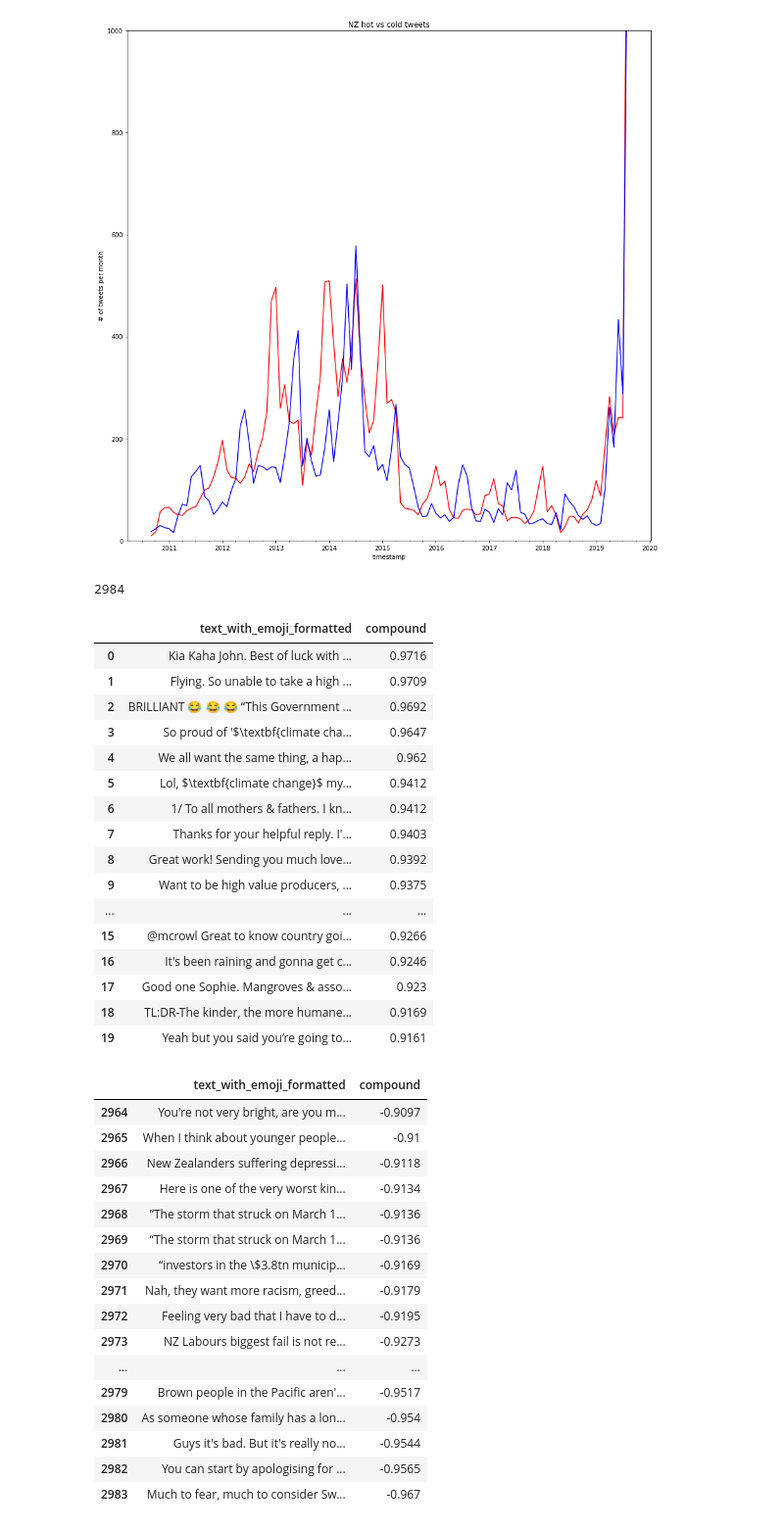
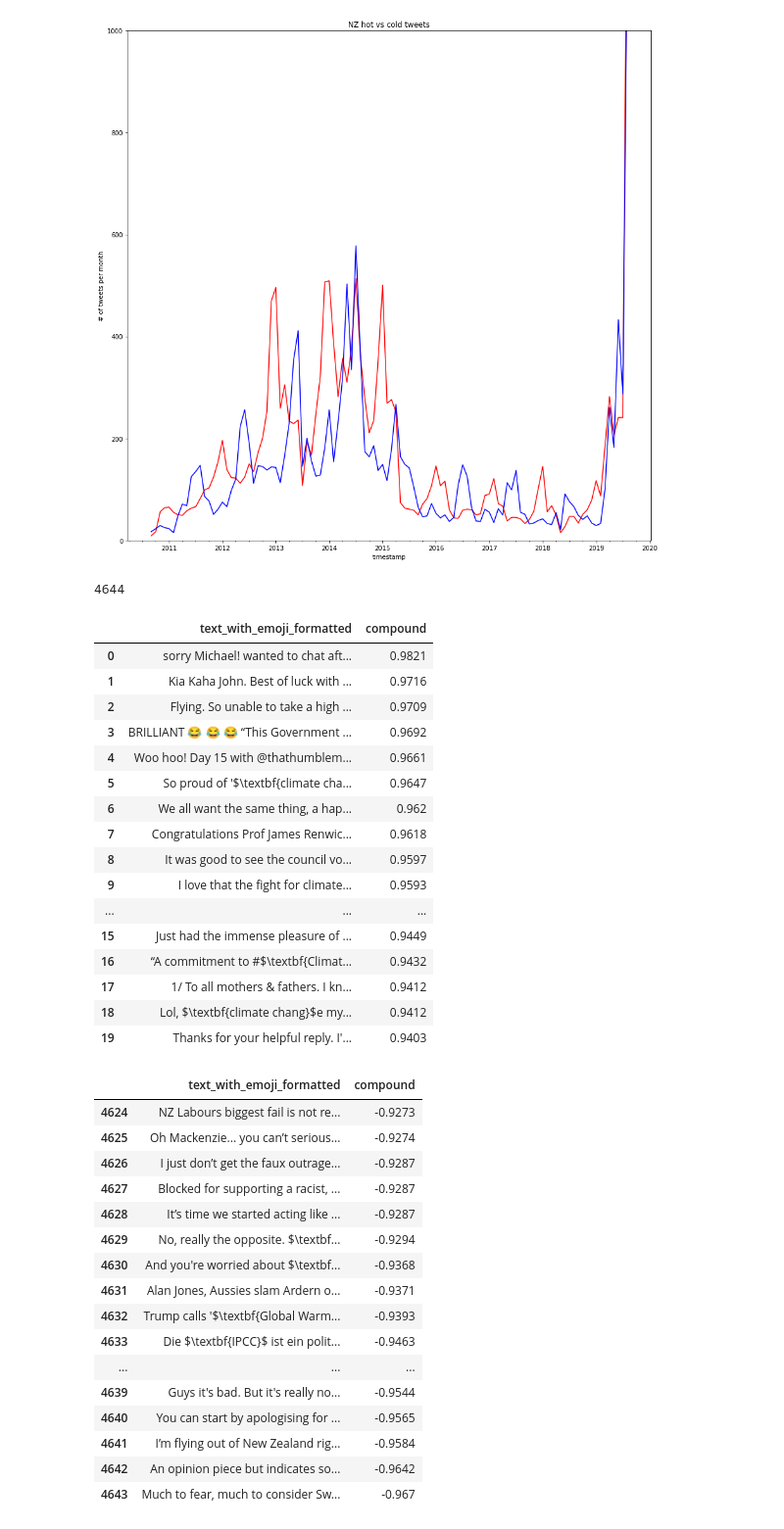
Before and after one commit to UoA-eResearch/twitter_analysis, a Jupyter notebook: plot.ipynb, the cells around one changed output. Shown: that part at 98% size. Drawn from its saved outputs; the diff is of its cells as text; code cells hidden in the pictures.

```diff
--- a/plot.ipynb
+++ b/plot.ipynb
@@ -60,57 +60,57 @@ plt.show()
 # %% [output]
 [figure]
 # %%
-pattern = r"global.?warming|climate.?change|sea.?level.?rise"
-environmental_tweets = df[df.text.str.contains(pattern, na=False)].copy()
+pattern = r"global.?warming|climate.?chang|sea.?level.?ris|rising.?sea.?level|climate.?crisis|climate.?action|extreme.?weather|biodiversity|IPCC|Paris.?accord"
+environmental_tweets = df[df.text.str.contains(pattern, na=False, case=False)].copy()
 print(len(environmental_tweets))
 # %% [output]
-2984
+4644
 # %%
-environmental_tweets["text_with_emoji_formatted"] = environmental_tweets.text_with_emoji.str.replace("$", r"\$").str.replace(pattern, lambda x: r"$\textbf{" + x.group() + "}$")
+environmental_tweets["text_with_emoji_formatted"] = environmental_tweets.text_with_emoji.str.replace("$", r"\$").str.replace(pattern, lambda x: r"$\textbf{" + x.group() + "}$", case=False)
 def highlight(row):
     if row["compound"] > 0:
         return ["background-color: rgba(0,255,0,.2)"]*len(row)
     else:
         return ["background-color: rgba(255,0,0,.2)"]*len(row)
 
 sorted_tweets = environmental_tweets.sort_values(by="compound", ascending=False)[["text_with_emoji_formatted", "compound"]].reset_index(drop=True)
 display(sorted_tweets.head(20).style.apply(highlight, axis=1))
 display(sorted_tweets.tail(20).style.apply(highlight, axis=1))
 # %% [output]
 |  | text_with_emoji_formatted | compound |
-| 0 | Kia Kaha John. Best of luck with ... | 0.9716 |
-| 1 | Flying. So unable to take a high ... | 0.9709 |
-| 2 | BRILLIANT 😂 😂 😂 “This Government ... | 0.9692 |
-| 3 | So proud of '$\textbf{climate cha... | 0.9647 |
-| 4 | We all want the same thing, a hap... | 0.962 |
-| 5 | Lol, $\textbf{climate change}$ my... | 0.9412 |
-| 6 | 1/ To all mothers & fathers. I kn... | 0.9412 |
-| 7 | Thanks for your helpful reply. I'... | 0.9403 |
-| 8 | Great work! Sending you much love... | 0.9392 |
-| 9 | Want to be high value producers, ... | 0.9375 |
+| 0 | sorry Michael! wanted to chat aft... | 0.9821 |
+| 1 | Kia Kaha John. Best of luck with ... | 0.9716 |
+| 2 | Flying. So unable to take a high ... | 0.9709 |
+| 3 | BRILLIANT 😂 😂 😂 “This Government ... | 0.9692 |
+| 4 | Woo hoo! Day 15 with @thathumblem... | 0.9661 |
+| 5 | So proud of '$\textbf{climate cha... | 0.9647 |
+| 6 | We all want the same thing, a hap... | 0.962 |
+| 7 | Congratulations Prof James Renwic... | 0.9618 |
+| 8 | It was good to see the council vo... | 0.9597 |
+| 9 | I love that the fight for climate... | 0.9593 |
 | ... | ... | ... |
-| 15 | @mcrowl Great to know country goi... | 0.9266 |
-| 16 | It's been raining and gonna get c... | 0.9246 |
-| 17 | Good one Sophie. Mangroves & asso... | 0.923 |
-| 18 | TL:DR-The kinder, the more humane... | 0.9169 |
-| 19 | Yeah but you said you’re going to... | 0.9161 |
+| 15 | Just had the immense pleasure of ... | 0.9449 |
+| 16 | “A commitment to #$\textbf{Climat... | 0.9432 |
+| 17 | 1/ To all mothers & fathers. I kn... | 0.9412 |
+| 18 | Lol, $\textbf{climate chang}$e my... | 0.9412 |
+| 19 | Thanks for your helpful reply. I'... | 0.9403 |
 |  | text_with_emoji_formatted | compound |
-| 2964 | You're not very bright, are you m... | -0.9097 |
-| 2965 | When I think about younger people... | -0.91 |
-| 2966 | New Zealanders suffering depressi... | -0.9118 |
-| 2967 | Here is one of the very worst kin... | -0.9134 |
-| 2968 | ”The storm that struck on March 1... | -0.9136 |
-| 2969 | “The storm that struck on March 1... | -0.9136 |
-| 2970 | “investors in the \$3.8tn municip... | -0.9169 |
-| 2971 | Nah, they want more racism, greed... | -0.9179 |
-| 2972 | Feeling very bad that I have to d... | -0.9195 |
-| 2973 | NZ Labours biggest fail is not re... | -0.9273 |
+| 4624 | NZ Labours biggest fail is not re... | -0.9273 |
+| 4625 | Oh Mackenzie... you can’t serious... | -0.9274 |
+| 4626 | I just don’t get the faux outrage... | -0.9287 |
+| 4627 | Blocked for supporting a racist, ... | -0.9287 |
+| 4628 | It’s time we started acting like ... | -0.9287 |
+| 4629 | No, really the opposite. $\textbf... | -0.9294 |
+| 4630 | And you're worried about $\textbf... | -0.9368 |
+| 4631 | Alan Jones, Aussies slam Ardern o... | -0.9371 |
+| 4632 | Trump calls '$\textbf{Global Warm... | -0.9393 |
+| 4633 | Die $\textbf{IPCC}$ ist ein polit... | -0.9463 |
 | ... | ... | ... |
-| 2979 | Brown people in the Pacific aren'... | -0.9517 |
-| 2980 | As someone whose family has a lon... | -0.954 |
-| 2981 | Guys it's bad. But it's really no... | -0.9544 |
-| 2982 | You can start by apologising for ... | -0.9565 |
-| 2983 | Much to fear, much to consider Sw... | -0.967 |
+| 4639 | Guys it's bad. But it's really no... | -0.9544 |
+| 4640 | You can start by apologising for ... | -0.9565 |
+| 4641 | I’m flying out of New Zealand rig... | -0.9584 |
+| 4642 | An opinion piece but indicates so... | -0.9642 |
+| 4643 | Much to fear, much to consider Sw... | -0.967 |
 # %%
 environmental_tweets["compound"].resample("M").mean().plot(figsize=(20,20), title="Mean sentiment towards climate change per month")
 # %% [output]
```
Also changed, not shown: parts of 2 cells of this notebook, 1 other file.
